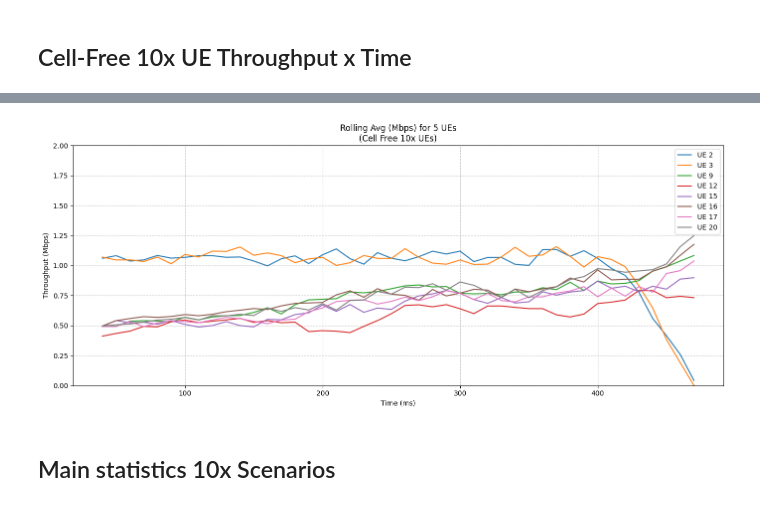
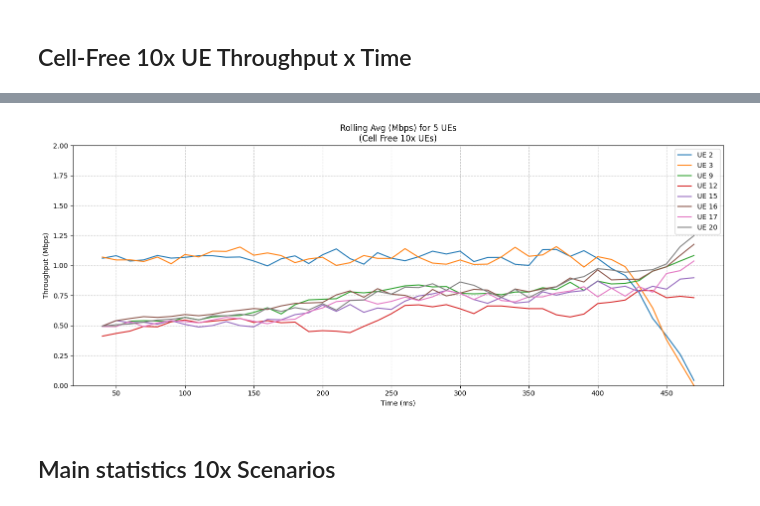
Before and after one commit to Surpr1se0/OAI-tests, a Jupyter notebook: scripts/10-ue-cb.ipynb, the cells around one changed output, grey strips where cells are left out. Saved outputs shown, nothing was run; the diff lists cells and outputs as text; code cells hidden in the pictures.

```diff
--- a/scripts/10-ue-cb.ipynb
+++ b/scripts/10-ue-cb.ipynb
@@ -122,20 +126,21 @@ plt.show()
 # %%
 # Graphic of Throughput and Rolling Average
 plt.figure(figsize=(14, 6))
 for ue, df in dfs_cf.items():
     sns.lineplot(x="Time (ms)", y="Rolling Avg (Mbps)", data=df, label=f"UE {ue}")
 plt.title("Rolling Avg (Mbps) for 5 UEs\n(Cell Free 10x UEs)")
 plt.xlabel("Time (ms)")
 plt.ylabel("Throughput (Mbps)")
 plt.grid(True)
 plt.legend()
 
 plt.ylim(0, 2)
+plt.gca().xaxis.set_major_locator(MultipleLocator(50))
 plt.grid(True, linestyle='--', alpha=0.7)
 plt.tight_layout()
 plt.show()
 # %% [output]
-[figure, old version]
+[figure, new version]
 # %% [markdown]
 ## Main statistics 10x Scenarios
 # %% [markdown]
```
Also changed, not shown: parts of 4 cells of this notebook, 2 other files.
